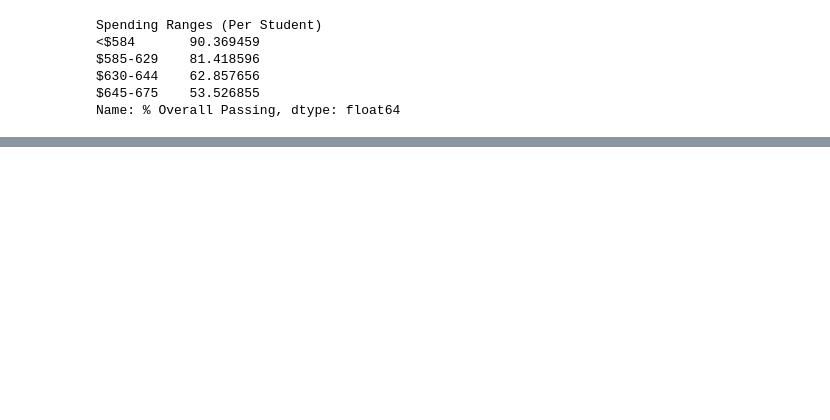
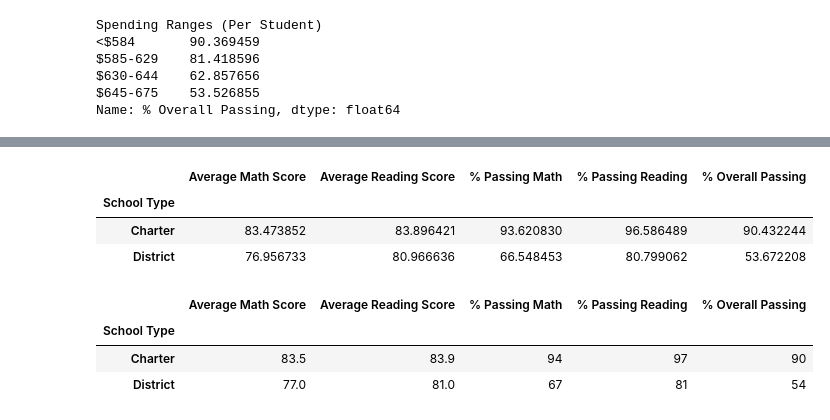
Before and after one commit to SindieCastro/School_District_Analysis, a Jupyter notebook: PyCitySchools.ipynb, the cells around one changed output, grey strips where cells are left out. Saved outputs shown, nothing was run; the diff lists cells and outputs as text; code cells hidden in the pictures; blank space fills up the shorter version.

Commit message:
scores by school type

```diff
--- a/PyCitySchools.ipynb
+++ b/PyCitySchools.ipynb
@@ -1441,3 +1441,66 @@ size_summary_df
 | Small (<1000) | 83.8 | 83.9 | 94 | 96 | 90 |
 | Medium (1000-2000) | 83.4 | 83.9 | 94 | 97 | 91 |
 | Large (2000-5000) | 77.7 | 81.3 | 70 | 83 | 58 |
+# %%
+#[Since the School Type column is in the per_school_summary_df DataFrame, we won't need to create this column as we
+#did for the school spending and school size DataFrames. ]{style="font-weight: 400;"}All we need to do is use the groupby()
+#function to group the data on the School Type.
+
+#However, we will need to create four new Series, as we did for the two previous DataFrames by getting the following data:
+
+#Average Math Score
+#Average Reading Score
+#Average % Passing Math
+#Average % Passing Reading
+#Average % Overall Passing
+
+# Calculate averages for the desired columns.
+type_math_scores = per_school_summary_df.groupby(["School Type"]).mean()["Average Math Score"]
+
+type_reading_scores = per_school_summary_df.groupby(["School Type"]).mean()["Average Reading Score"]
+
+type_passing_math = per_school_summary_df.groupby(["School Type"]).mean()["% Passing Math"]
+
+type_passing_reading = per_school_summary_df.groupby(["School Type"]).mean()["% Passing Reading"]
+
+type_overall_passing = per_school_summary_df.groupby(["School Type"]).mean()["% Overall Passing"]
+# %%
+# Assemble into DataFrame.
+type_summary_df = pd.DataFrame({
+          "Average Math Score" : type_math_scores,
+          "Average Reading Score": type_reading_scores,
+          "% Passing Math": type_passing_math,
+          "% Passing Reading": type_passing_reading,
+          "% Overall Passing": type_overall_passing})
+
+type_summary_df
+# %% [output]
+|  | Average Math Score | Average Reading Score | % Passing Math | % Passing Reading | % Overall Passing |
+| School Type |  |  |  |  |  |
+| Charter | 83.473852 | 83.896421 | 93.620830 | 96.586489 | 90.432244 |
+| District | 76.956733 | 80.966636 | 66.548453 | 80.799062 | 53.672208 |
+# %%
+#We're almost done! Like the previous DataFrames, this new DataFrame needs to adhere to grade-reporting standards.
+#Therefore, we'll make the following formatting changes:
+
+#Format the average math and reading scores to one decimal place
+#Format the percentage of students passing math and reading to the nearest whole number
+#Format the overall passing percentage to the nearest whole number
+
+# Formatting
+type_summary_df["Average Math Score"] = type_summary_df["Average Math Score"].map("{:.1f}".format)
+
+type_summary_df["Average Reading Score"] = type_summary_df["Average Reading Score"].map("{:.1f}".format)
+
+type_summary_df["% Passing Math"] = type_summary_df["% Passing Math"].map("{:.0f}".format)
+
+type_summary_df["% Passing Reading"] = type_summary_df["% Passing Reading"].map("{:.0f}".format)
+
+type_summary_df["% Overall Passing"] = type_summary_df["% Overall Passing"].map("{:.0f}".format)
+
+type_summary_df
+# %% [output]
+|  | Average Math Score | Average Reading Score | % Passing Math | % Passing Reading | % Overall Passing |
+| School Type |  |  |  |  |  |
+| Charter | 83.5 | 83.9 | 94 | 97 | 90 |
+| District | 77.0 | 81.0 | 67 | 81 | 54 |
```
